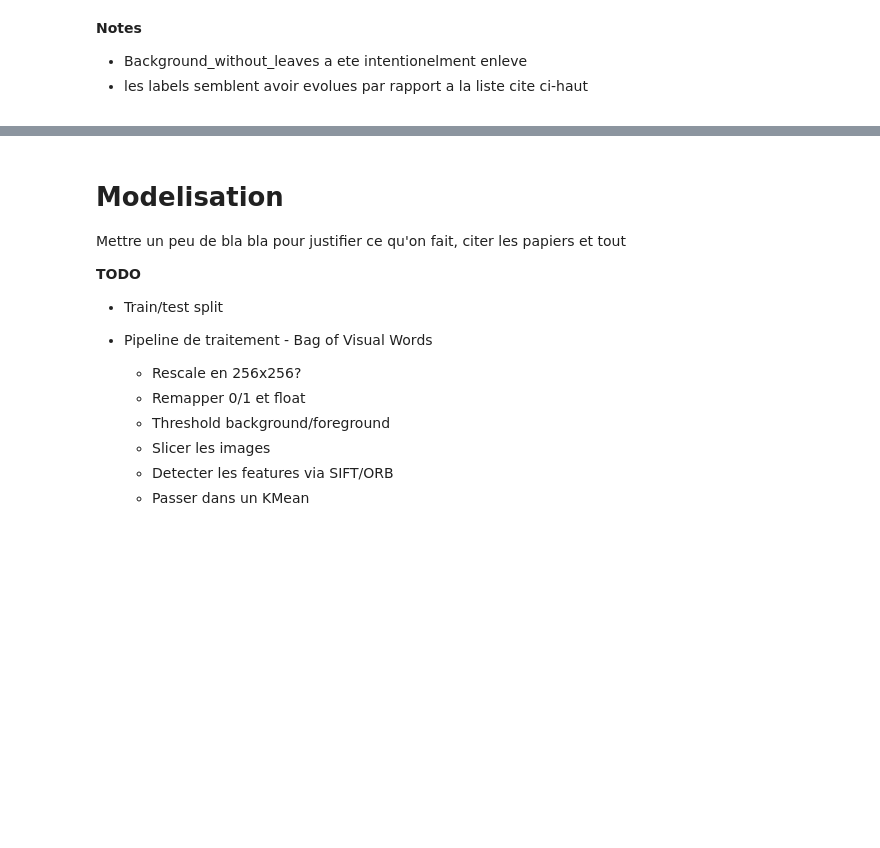
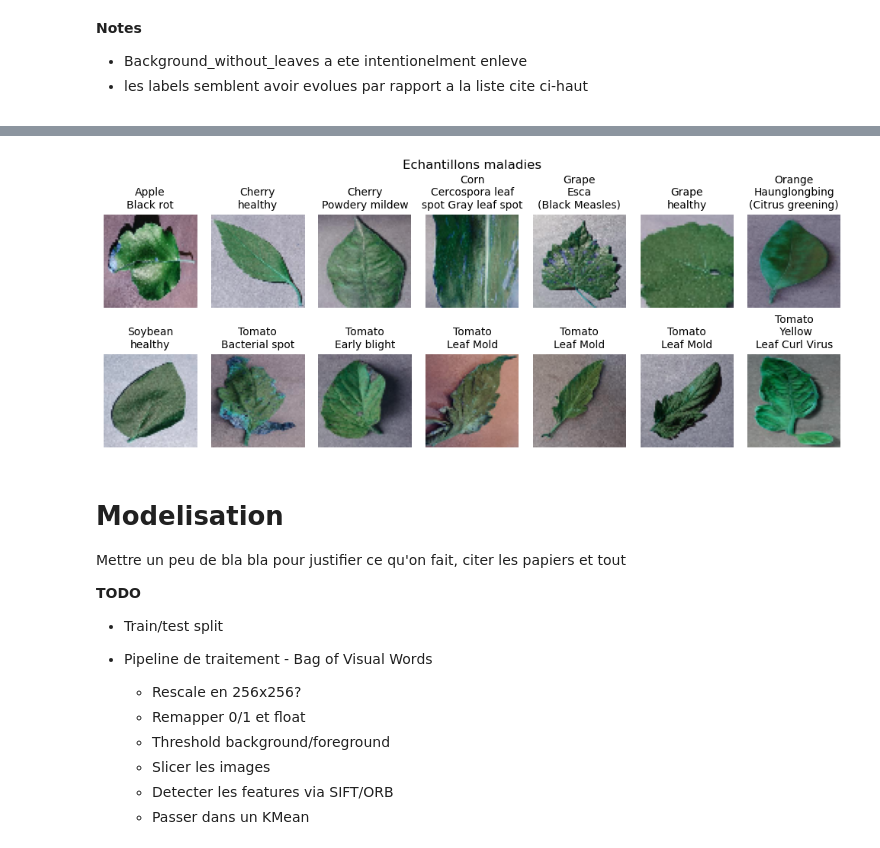
Before and after one commit to jfgagnon00/PlantVillage, a Jupyter notebook: BagOfVisualWords.ipynb, the cells around one changed output, grey strips where cells are left out. Drawn from its saved outputs; the diff is of its cells as text; code cells hidden in the pictures; blank space fills up the shorter version.

```diff
--- a/BagOfVisualWords.ipynb
+++ b/BagOfVisualWords.ipynb
@@ -60,16 +117,3 @@ print(i)
-# %%
-i = 0
-with tqdm(total=61525) as progress:
-    def do_nothing(o):
-        global i
-        i += 1
-        # ce qui est tres lent et de mettre a jour les string de display
-        # juste update est ben correcte
-        progress.update()
-
-    pv_h5["/images"].visit(do_nothing)
-
-print(i)
 # %% [markdown]
 # Exploration
 # %%
@@ -81,5 +147,5 @@ pv_dataset.info()
 # %%
-species = pv_dataset["species"].unique()
+species = pv_dataframe["species"].unique()
 species.sort()
 display_html(f"<b>Modalites de 'species'</b> - count: {species.size}")
 display(list(species))
@@ -111,7 +214,7 @@ plt.show()
 #
 # relation species/label
 #
-doi = pv_dataset[["label", "species"]]
+doi = pv_dataframe[["label", "species"]]
 
 disease_samples_per_species = doi.groupby("species").count()
 disease_samples_per_species.sort_values("label", inplace=True, ascending=False)
@@ -179,41 +284,43 @@ def load_image(path):
 SAMPLEs_GRID = (2, 7)
 
 # select some random samples
-sample_indices = random.sample(range(pv_dataset.shape[0]),
+sample_indices = random.sample(range(pv_dataframe.shape[0]),
                                SAMPLEs_GRID[0] * SAMPLEs_GRID[1])
 sample_indices.sort()
 
-samples = pv_dataset.loc[sample_indices].copy()
+samples = pv_dataframe.loc[sample_indices].copy()
 # %%
-samples["thumbnail"] = samples["image_path"].apply(load_image)
+samples["thumbnail"] = samples["thumbnail_path"].apply(load_image)
 
 fig = plt.figure(figsize=FIGSIZE)
 fig.suptitle("Echantillons maladies")
 
 for i, (_, sample) in enumerate(samples.iterrows()):
     plt.subplot(SAMPLEs_GRID[0], SAMPLEs_GRID[1], i + 1)
     plt.axis("off")
 
     # adjust title: some disease have very long name
     species = sample['species']
     disease = sample['disease'].replace(species, "")
     disease = disease.split("_")
     count = len(disease)
     if count > 2:
         count //= 2
         disease0 = " ".join(disease[:count])
         disease1 = " ".join(disease[count:])
         disease = f"{disease0}\n{disease1}"
     else:
         disease = " ".join(disease)
 
     plt.title(f"{species}\n{disease}")
     plt.imshow(sample["thumbnail"])
     plt.gca().title.set_size(10)
 
 plt.tight_layout()
 fig.subplots_adjust(hspace=0.5, top=0.8)
 plt.show()
+# %% [output]
+[figure, added]
 # %% [markdown]
 # Modelisation
 
```
Also changed, not shown: parts of 15 cells of this notebook, 3 other files.
